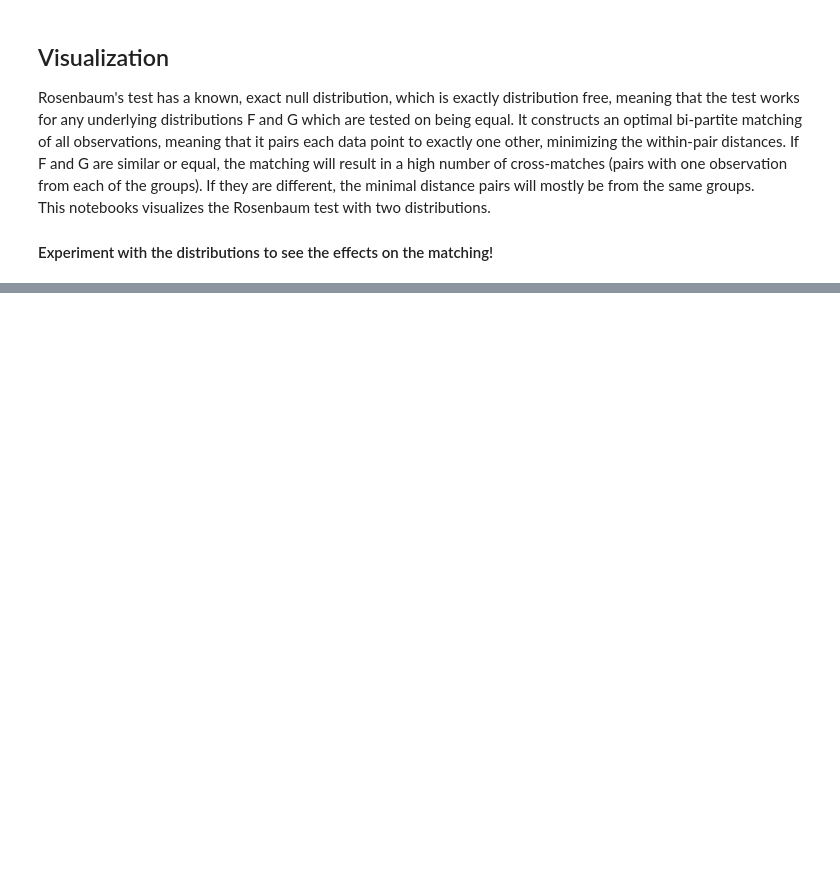
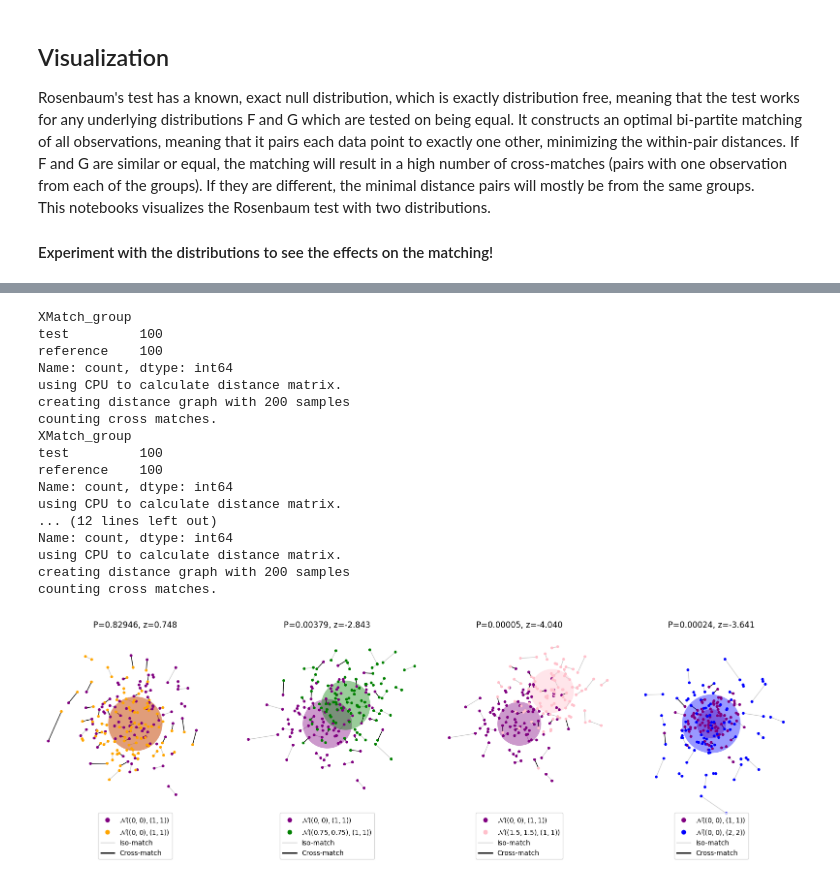
Before and after one commit to bionetslab/scXMatch_paper, a Jupyter notebook: notebooks/visualization_concept.ipynb, the cells around one changed output, grey strips where cells are left out. Saved outputs shown, nothing was run; the diff lists cells and outputs as text; code cells hidden in the pictures; blank space fills up the shorter version.

```diff
--- a/notebooks/visualization_concept.ipynb
+++ b/notebooks/visualization_concept.ipynb
@@ -111,0 +146,46 @@ NodeView((0, 1, 2, 3, 4, 5, 6, 7, 8, 9, 10, 11, 12, 13, 14, 15, 16, 17, 18, 19,
+# %%
+f, axs = plt.subplots(1, 4, figsize=(16, 8))
+
+for ax in axs:
+    ax.set_aspect(1)
+
+for i, reference in enumerate(references):
+    adata_subset = adata_2[adata_2.obs["Group"].isin(["A", reference])]
+    (p_val, z, support), _, matching_2 = rosenbaum(adata_subset, group_by="Group", test_group=test, reference=reference, return_matching=True)
+
+    ax = axs[i]
+    draw_matching(adata_subset, matching_2, p_val, z, support, ax, group_colors)
+
+    for group, color in group_colors.items():
+        if group == "A" or group == reference:
+            draw_ellipse(ax, group_means[group], group_covs[group], color)
+
+    max_val = np.max(np.abs(adata_subset.X)) + 0.2
+    ax.set_xlim(-max_val, max_val)
+    ax.set_ylim(-max_val, max_val)
+
+    ax.legend(
+        handles=legend_elements(groups=["A", reference], group_colors=group_colors, group_means=group_means, group_covs=group_covs),
+        loc='lower center', bbox_to_anchor=(0.5, -0.25), ncol=1
+    )
+plt.tight_layout()
+plt.savefig("../plots/2d_gaussians.svg", dpi=300, bbox_inches="tight")
+# %% [output]
+XMatch_group
+test         100
+reference    100
+Name: count, dtype: int64
+using CPU to calculate distance matrix.
+creating distance graph with 200 samples
+counting cross matches.
+XMatch_group
+test         100
+reference    100
+Name: count, dtype: int64
+using CPU to calculate distance matrix.
+... (12 lines left out)
+Name: count, dtype: int64
+using CPU to calculate distance matrix.
+creating distance graph with 200 samples
+counting cross matches.
+[figure, added]
```
Also changed, not shown: parts of 14 cells of this notebook, 48 other files.
